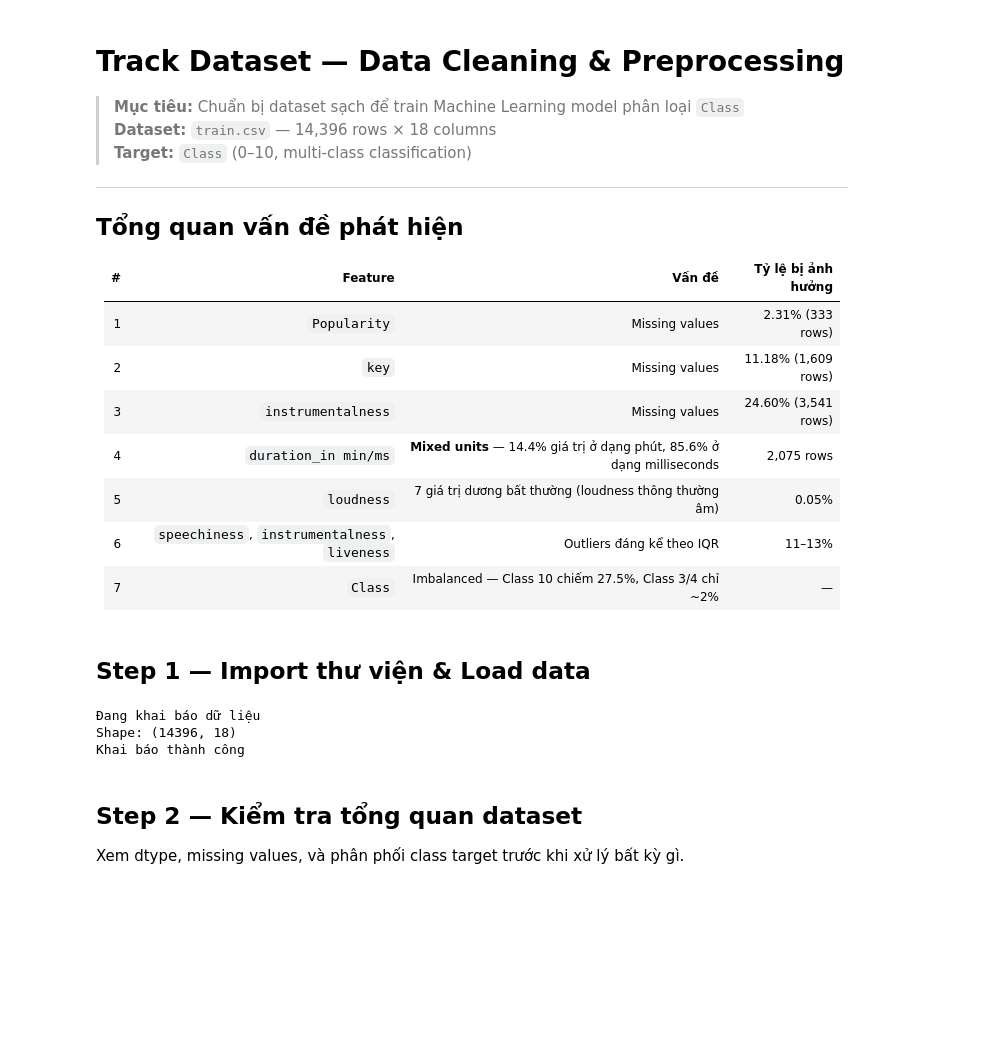
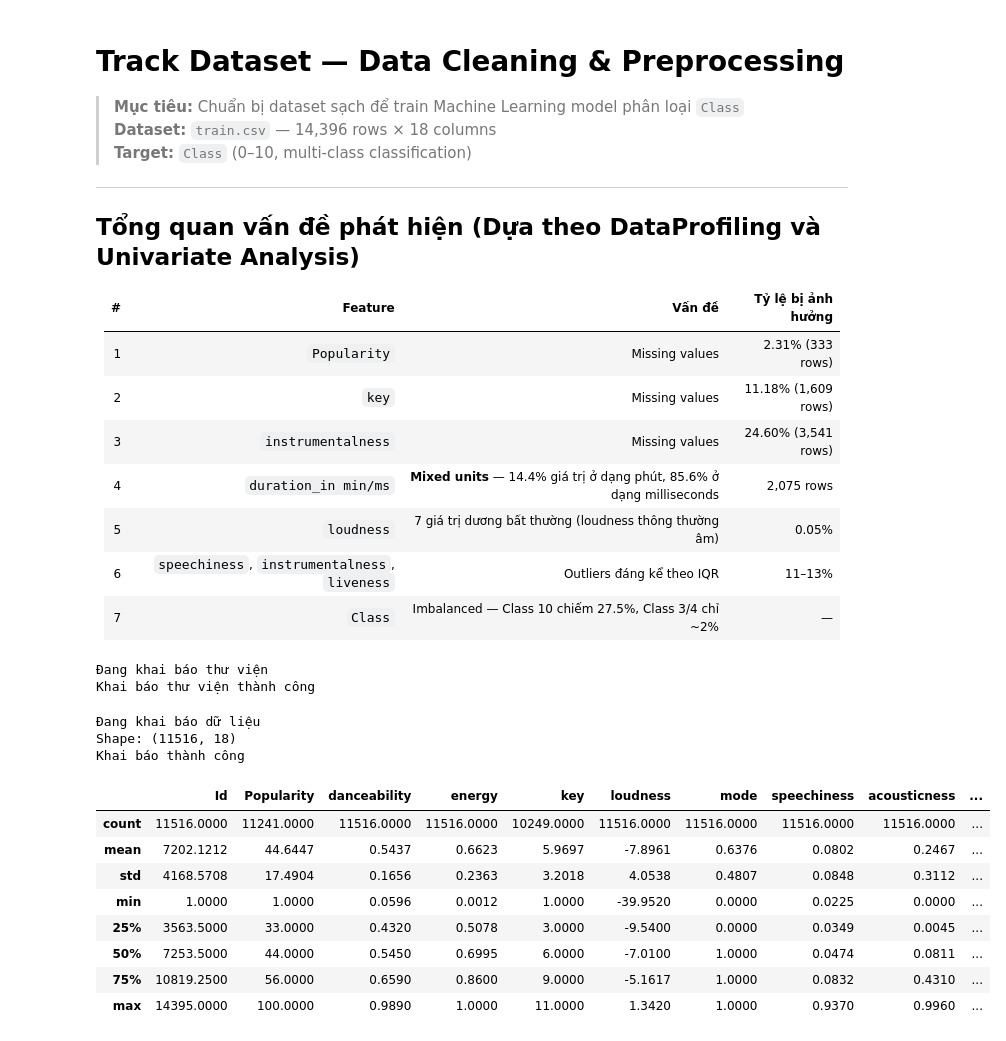
Before and after one commit to Dibenz204/Nhom07_SGU26_ML_MusicGenreClassification, a Jupyter notebook: datapreprocessing.ipynb, the cells around one changed output. Cells and saved outputs as stored; diff of their text form; code cells hidden in the pictures; blank space fills up the shorter version.

```diff
--- a/datapreprocessing.ipynb
+++ b/datapreprocessing.ipynb
@@ -5,7 +5,7 @@
 > **Target:** `Class` (0–10, multi-class classification)
 
 ---
-## Tổng quan vấn đề phát hiện
+## Tổng quan vấn đề phát hiện (Dựa theo DataProfiling và Univariate Analysis)
 
 | # | Feature | Vấn đề | Tỷ lệ bị ảnh hưởng |
 |---|---------|---------|---------------------|
@@ -16,16 +16,25 @@
 | 5 | `loudness` | 7 giá trị dương bất thường (loudness thông thường âm) | 0.05% |
 | 6 | `speechiness`, `instrumentalness`, `liveness` | Outliers đáng kể theo IQR | 11–13% |
 | 7 | `Class` | Imbalanced — Class 10 chiếm 27.5%, Class 3/4 chỉ ~2% | — |
-# %% [markdown]
-## Step 1 — Import thư viện & Load data
+# %%
+# Khai báo thư viện
+print('Đang khai báo thư viện')
+
+import pandas as pd
+import os
+import numpy as np
+import matplotlib.pyplot as plt
+import seaborn as sns
+from scipy import stats
+from scipy.stats import mstats
+from datetime import datetime
+
+print('Khai báo thư viện thành công')
+# %% [output]
+Đang khai báo thư viện
+Khai báo thư viện thành công
 # %%
-import pandas as pd
-import numpy as np
-import matplotlib.pyplot as plt
-import seaborn as sns
-from scipy import stats
-from datetime import datetime
-import os
+# Chọn dataset để xử lý
 
 pd.set_option('display.max_columns', None)
 pd.set_option('display.float_format', '{:.4f}'.format)
@@ -35,7 +44,8 @@ sns.set_style('whitegrid')
 print('Đang khai báo dữ liệu')
 
 # Dữ liệu thô ban đầu
-file_path = os.path.join("Data", "train.csv")
+file_path = os.path.join("Data", "Data-processed", "train.csv")
+# file_path = os.path.join("Data", "train.csv") # Đây là dữ liệu thô, chưa tách ra train và validation
 
 df = pd.read_csv(file_path)
 print(f"Shape: {df.shape}")
@@ -45,10 +55,18 @@ df_beforeMixDuration = df.copy()
 print('Khai báo thành công')
 # %% [output]
 Đang khai báo dữ liệu
-Shape: (14396, 18)
+Shape: (11516, 18)
 Khai báo thành công
-# %% [markdown]
-## Step 2 — Kiểm tra tổng quan dataset
-
-Xem dtype, missing values, và phân phối class target trước khi xử lý bất kỳ gì.
+# %%
+df.describe()
+# %% [output]
+|  | Id | Popularity | danceability | energy | key | loudness | mode | speechiness | acousticness | ... |
+| count | 11516.0000 | 11241.0000 | 11516.0000 | 11516.0000 | 10249.0000 | 11516.0000 | 11516.0000 | 11516.0000 | 11516.0000 | ... |
+| mean | 7202.1212 | 44.6447 | 0.5437 | 0.6623 | 5.9697 | -7.8961 | 0.6376 | 0.0802 | 0.2467 | ... |
+| std | 4168.5708 | 17.4904 | 0.1656 | 0.2363 | 3.2018 | 4.0538 | 0.4807 | 0.0848 | 0.3112 | ... |
+| min | 1.0000 | 1.0000 | 0.0596 | 0.0012 | 1.0000 | -39.9520 | 0.0000 | 0.0225 | 0.0000 | ... |
+| 25% | 3563.5000 | 33.0000 | 0.4320 | 0.5078 | 3.0000 | -9.5400 | 0.0000 | 0.0349 | 0.0045 | ... |
+| 50% | 7253.5000 | 44.0000 | 0.5450 | 0.6995 | 6.0000 | -7.0100 | 1.0000 | 0.0474 | 0.0811 | ... |
+| 75% | 10819.2500 | 56.0000 | 0.6590 | 0.8600 | 9.0000 | -5.1617 | 1.0000 | 0.0832 | 0.4310 | ... |
+| max | 14395.0000 | 100.0000 | 0.9890 | 1.0000 | 11.0000 | 1.3420 | 1.0000 | 0.9370 | 0.9960 | ... |
 # %%
```
Also changed, not shown: parts of 28 cells of this notebook, 8 other files.
